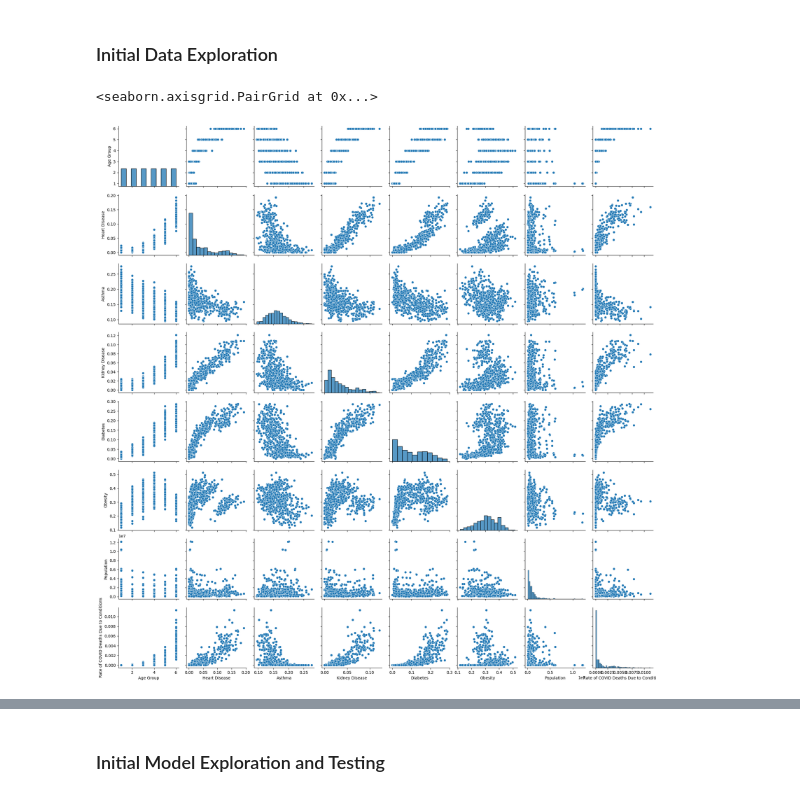
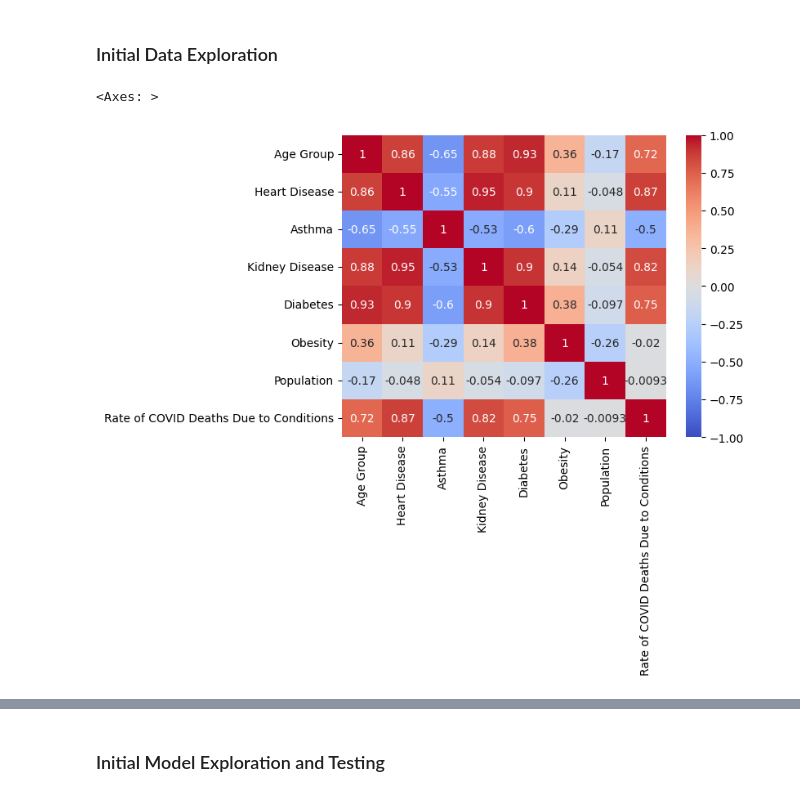
Before and after one commit to geoffgin/Pre-Existing-Factors, a Jupyter notebook: Supervised.ipynb, the cells around one changed output, grey strips where cells are left out. Saved outputs shown, nothing was run; the diff lists cells and outputs as text; code cells hidden in the pictures.

```diff
--- a/Supervised.ipynb
+++ b/Supervised.ipynb
@@ -19,8 +19,7 @@ from preprocessing import get_sup_df
 # %%
 df = get_sup_df()
 df = df[['Age Group', 'Heart Disease', 'Asthma', 'Kidney Disease', 'Diabetes', 'Obesity', 'Population', 'Rate of COVID Deaths Due to Conditions']]
-#sns.heatmap(df.corr(), vmin = -1, vmax = 1, cmap = 'coolwarm', annot = True)
-sns.pairplot(df)
+sns.heatmap(df.corr(), vmin = -1, vmax = 1, cmap = 'coolwarm', annot = True)
 # %% [output]
-<seaborn.axisgrid.PairGrid at 0x...>
+<Axes: >
-[figure, old version]
+[figure, new version]
```
Also changed, not shown: parts of 14 cells of this notebook.
